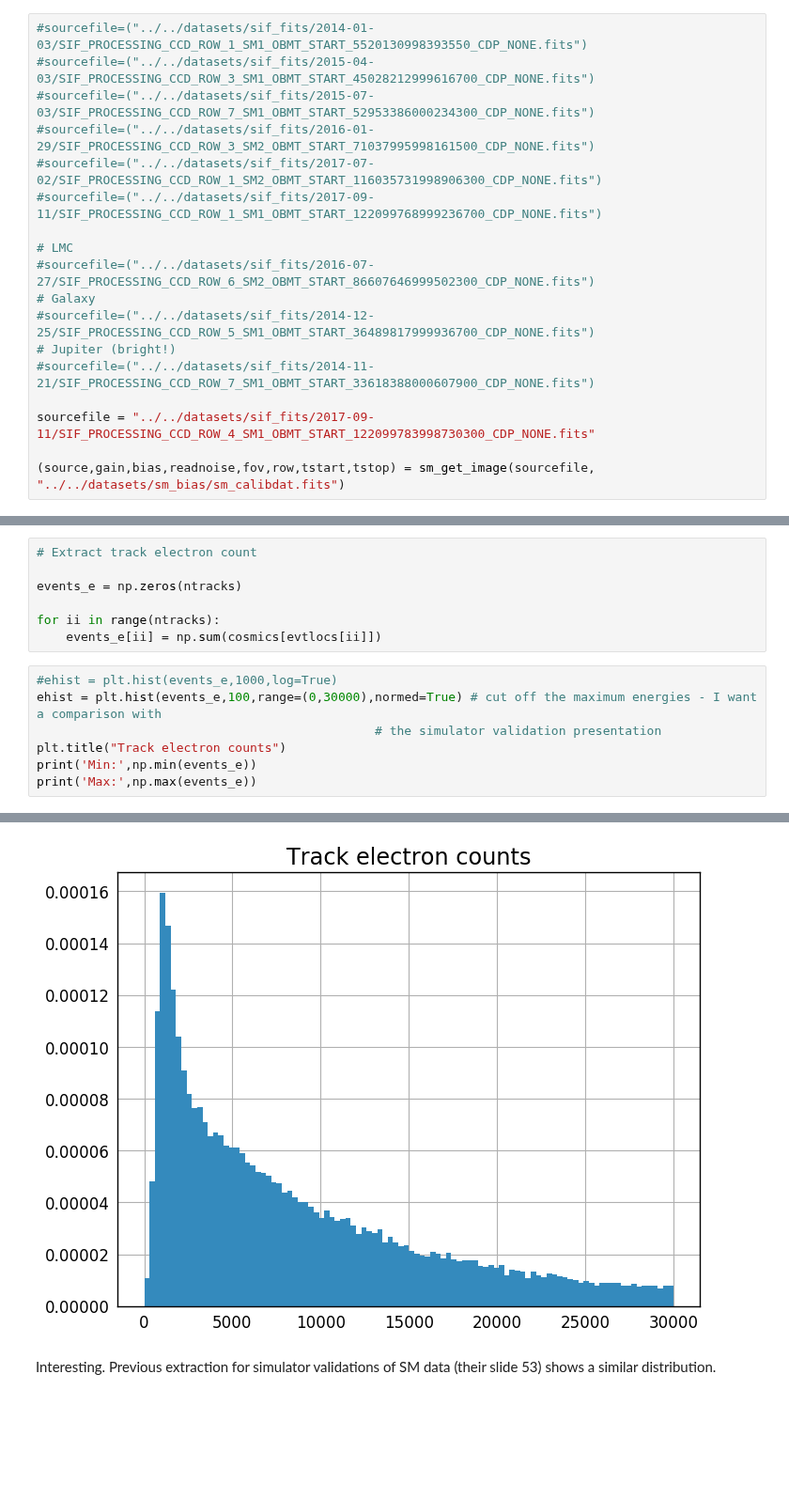
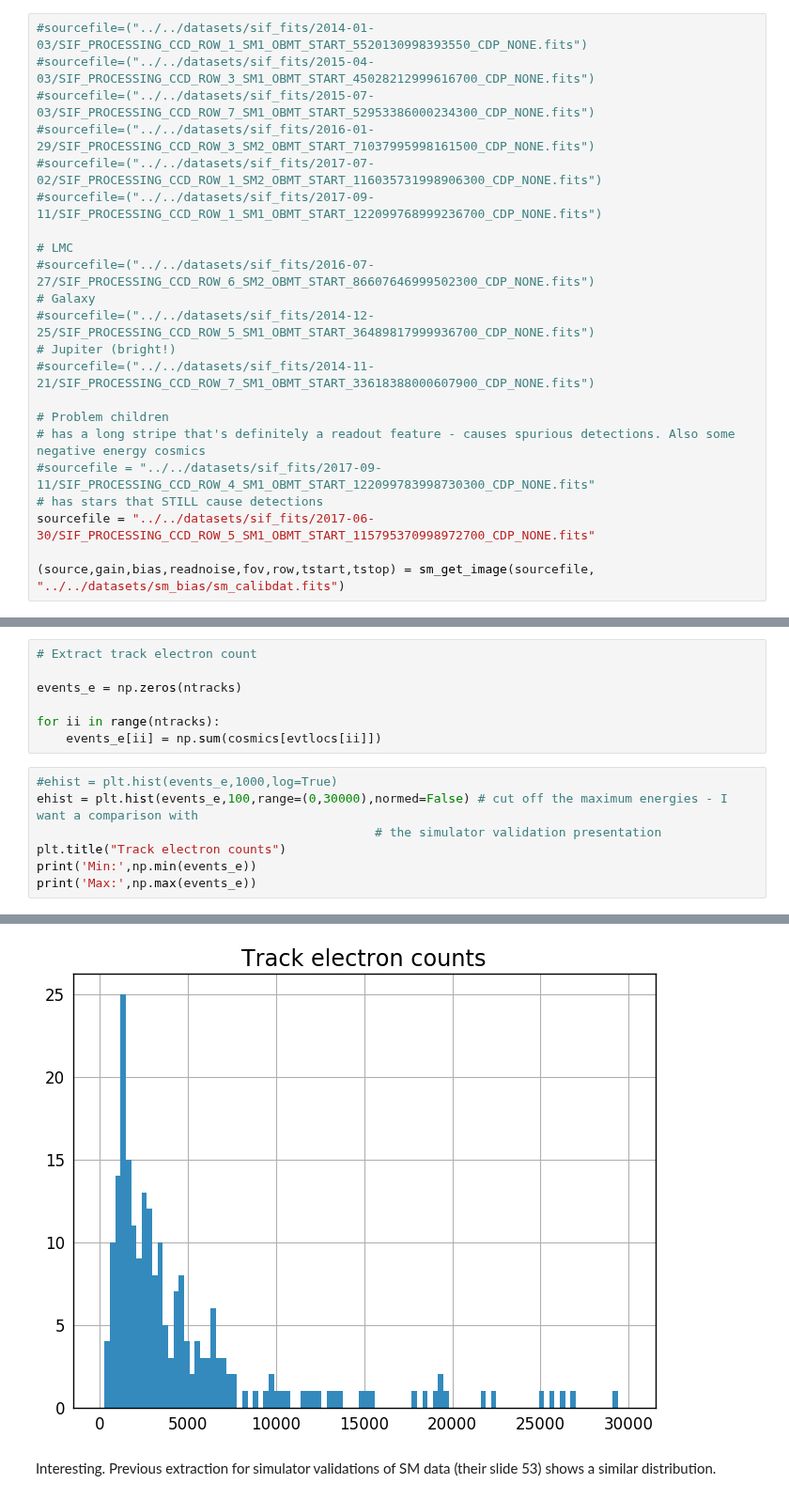
Before and after one commit to asierabreu/cosmics, a Jupyter notebook: analysis/sm_sif/sm_detection.ipynb, the cells around one changed output, grey strips where cells are left out. Shown at 94% size. Saved outputs shown, nothing was run; the diff lists cells and outputs as text; blank space fills up the shorter version.

```diff
--- a/analysis/sm_sif/sm_detection.ipynb
+++ b/analysis/sm_sif/sm_detection.ipynb
@@ -34,7 +34,11 @@ Grab one dataset
 # Jupiter (bright!)
 #sourcefile=("../../datasets/sif_fits/2014-11-21/SIF_PROCESSING_CCD_ROW_7_SM1_OBMT_START_33618388000607900_CDP_NONE.fits")
 
-sourcefile = "../../datasets/sif_fits/2017-09-11/SIF_PROCESSING_CCD_ROW_4_SM1_OBMT_START_122099783998730300_CDP_NONE.fits"
+# Problem children
+# has a long stripe that's definitely a readout feature - causes spurious detections. Also some negative energy cosmics
+#sourcefile = "../../datasets/sif_fits/2017-09-11/SIF_PROCESSING_CCD_ROW_4_SM1_OBMT_START_122099783998730300_CDP_NONE.fits"
+# has stars that STILL cause detections
+sourcefile = "../../datasets/sif_fits/2017-06-30/SIF_PROCESSING_CCD_ROW_5_SM1_OBMT_START_115795370998972700_CDP_NONE.fits"
 
 (source,gain,bias,readnoise,fov,row,tstart,tstop) = sm_get_image(sourcefile, "../../datasets/sm_bias/sm_calibdat.fits")
 # %%
@@ -138,7 +142,7 @@ for ii in range(ntracks):
     events_e[ii] = np.sum(cosmics[evtlocs[ii]])
 # %%
 #ehist = plt.hist(events_e,1000,log=True)
-ehist = plt.hist(events_e,100,range=(0,30000),normed=True) # cut off the maximum energies - I want a comparison with
+ehist = plt.hist(events_e,100,range=(0,30000),normed=False) # cut off the maximum energies - I want a comparison with
                                               # the simulator validation presentation
 plt.title("Track electron counts")
 print('Min:',np.min(events_e))
@@ -149,4 +153,4 @@ Max: 990650371.566
-[figure, old version]
+[figure, new version]
 # %% [markdown]
 Interesting. Previous extraction for simulator validations of SM data (their slide 53) shows a similar distribution.
 # %% [markdown]
```
Also changed, not shown: parts of 8 cells of this notebook, 21 other files.
